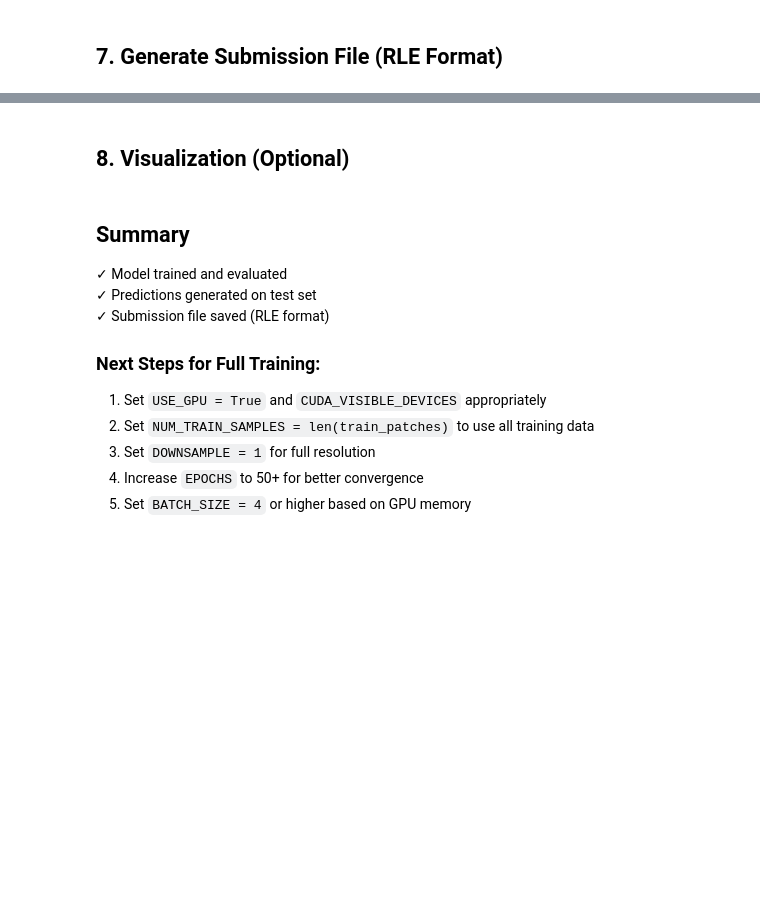
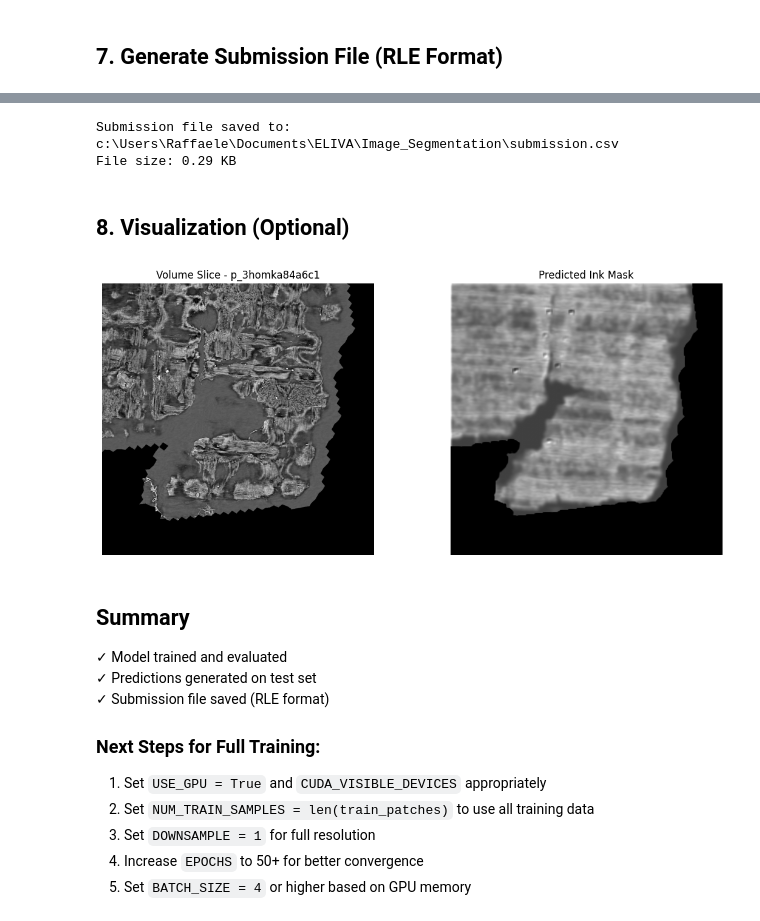
Before and after one commit to RaffaeleMelluso/ELIVA, a Jupyter notebook: Image_Segmentation/ink_detection_model.ipynb, the cells around one changed output, grey strips where cells are left out. Drawn from its saved outputs; the diff is of its cells as text; code cells hidden in the pictures; blank space fills up the shorter version.

```diff
--- a/Image_Segmentation/ink_detection_model.ipynb
+++ b/Image_Segmentation/ink_detection_model.ipynb
@@ -340,15 +445,13 @@ print("Loading test data...")
 X_test = []
 test_patch_names = []
 
-for i, patch_dir in enumerate(test_patches):
-    print(f"Loading {i+1}/{len(test_patches)}: {patch_dir.name}", end="")
+for patch_dir in tqdm(test_patches, desc="Loading test samples"):
     try:
         volume = load_test_sample(patch_dir, num_slices=NUM_SLICES, downsample=DOWNSAMPLE)
         X_test.append(volume)
         test_patch_names.append(patch_dir.name)
-        print(f" ✓")
-        gc.collect()  # Clear memory after each sample
+        gc.collect()
     except Exception as e:
-        print(f" ✗ Error: {e}")
+        print(f"Error loading {patch_dir.name}: {e}")
 
-print(f"\nSuccessfully loaded {len(X_test)} test samples")
+print(f"\n✓ Loaded {len(X_test)} test samples")
@@ -361,14 +500,6 @@ print(f"Test data shape: {X_test_normalized.shape}")
 # %%
-# Make predictions
-print("Making predictions on test set...")
-predictions = model.predict(X_test_normalized, verbose=1)
-
-# Apply threshold to get binary masks
-threshold = 0.5
-binary_predictions = (predictions > threshold).astype(np.uint8)
-
-print(f"Predictions shape: {predictions.shape}")
-print(f"Binary predictions shape: {binary_predictions.shape}")
+# Legacy cell removed: notebook is now PyTorch-only.
+# Use the prediction cell above instead.
 # %% [markdown]
 ## 7. Generate Submission File (RLE Format)
 # %%
@@ -397,32 +537,38 @@ print(submission_df.head())
 # %%
 # Save submission file
-output_path = Path("/home/raffaele/Documenti/GitHub/ELIVA/Image_Segmentation/submission.csv")
+output_path = Path("c:/Users/Raffaele/Documents/ELIVA/Image_Segmentation/submission.csv")
+output_path.parent.mkdir(parents=True, exist_ok=True)
 submission_df.to_csv(output_path, index=False)
 print(f"Submission file saved to: {output_path}")
 print(f"File size: {output_path.stat().st_size / 1024:.2f} KB")
+# %% [output]
+Submission file saved to: c:\Users\Raffaele\Documents\ELIVA\Image_Segmentation\submission.csv
+File size: 0.29 KB
 # %% [markdown]
 ## 8. Visualization (Optional)
 # %%
-# Visualize predictions on first test sample
+# Visualize predictions
 if len(predictions) > 0:
     sample_idx = 0
 
-    # Get first slice of volume and prediction
-    volume_slice = X_test_normalized[sample_idx, :, :, 0, 0]
-    pred_slice = binary_predictions[sample_idx, :, :, 0, 0]
+    # Get slices
+    volume_slice = X_test[sample_idx][:, :, 0]  # First slice
+    pred_slice = predictions[sample_idx, 0, :, :]  # PyTorch format (1, H, W)
 
     fig, axes = plt.subplots(1, 2, figsize=(12, 5))
 
     axes[0].imshow(volume_slice, cmap='gray')
-    axes[0].set_title(f"Surface Volume Slice - {test_patch_names[sample_idx]}")
+    axes[0].set_title(f"Volume Slice - {test_patch_names[sample_idx]}")
     axes[0].axis('off')
 
     axes[1].imshow(pred_slice, cmap='gray')
     axes[1].set_title("Predicted Ink Mask")
     axes[1].axis('off')
 
     plt.tight_layout()
     plt.show()
+# %% [output]
+[figure, added]
 # %% [markdown]
 ## Summary
 
```
Also changed, not shown: parts of 11 cells of this notebook, 1 other file.
